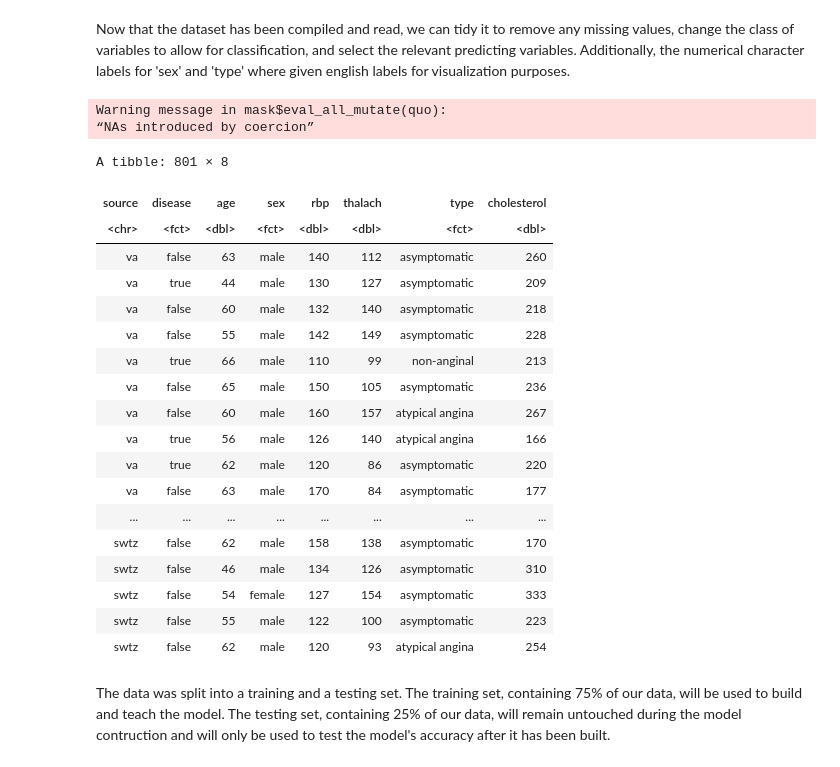
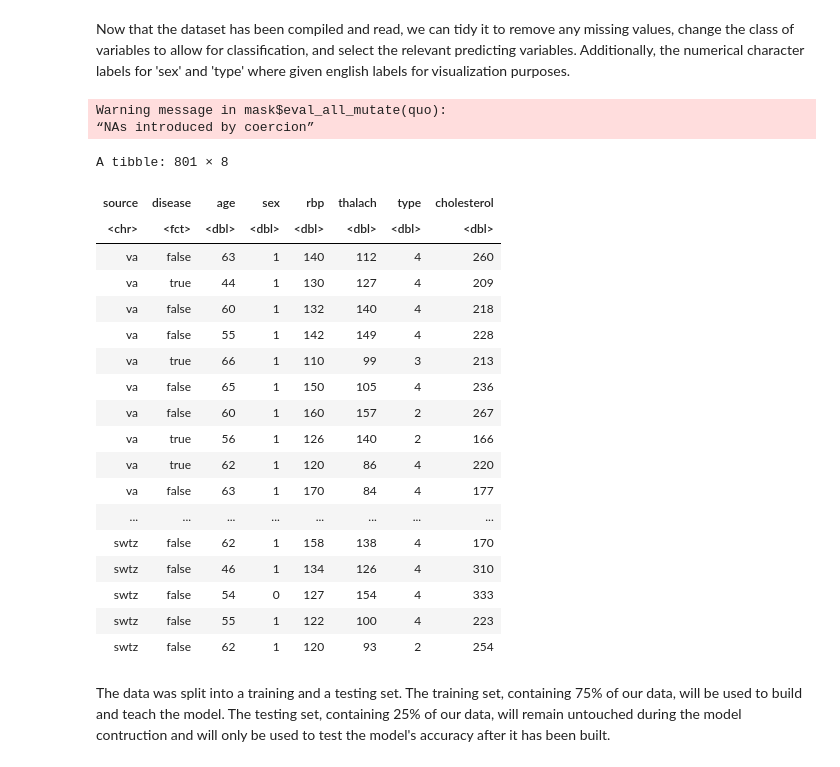
Before and after one commit to ciaraaf/dsci_grp_156, a Jupyter notebook: heart2.ipynb, the cells around one changed output. Cells and saved outputs as stored; diff of their text form; code cells hidden in the pictures.

```diff
--- a/heart2.ipynb
+++ b/heart2.ipynb
@@ -135,57 +165,50 @@ Now that the dataset has been compiled and read, we can tidy it to remove any mi
 # %%
 #tidy data
 
 heart_data<-heart_data_OG|>
 select(source, disease, age, sex, rbp,thalach, type, cholesterol)|>
 filter(type!="?",
        sex!="?",
        rbp!="?",
        cholesterol!="NA",
        cholesterol!="0",
        rbp!="0",
       thalach!="?")|>
 mutate(sex=as.numeric(sex),
       rbp=as.numeric(rbp),
-      type=as.factor(type),
-       type=as.factor(type),
        disease=as.factor(disease),
         thalach=as.numeric(thalach),
       cholesterol=as.numeric(cholesterol)
       )|>
 na.omit()
 
 
 
-heart_data$type <- factor(heart_data$type,
-levels = c('1','2','3','4'),
-labels = c("typical angina", "atypical angina","non-anginal","asymptomatic"))
 
-heart_data$sex <- factor(heart_data$sex,
-levels = c('0','1'),
-labels = c("female", "male"))
+
 heart_data
 # %% [output]
 Warning message in mask$eval_all_mutate(quo):
 “NAs introduced by coercion”
 A tibble: 801 × 8
 | source | disease | age | sex | rbp | thalach | type | cholesterol |
-| <chr> | <fct> | <dbl> | <fct> | <dbl> | <dbl> | <fct> | <dbl> |
-| va | false | 63 | male | 140 | 112 | asymptomatic | 260 |
-| va | true | 44 | male | 130 | 127 | asymptomatic | 209 |
-| va | false | 60 | male | 132 | 140 | asymptomatic | 218 |
-| va | false | 55 | male | 142 | 149 | asymptomatic | 228 |
-| va | true | 66 | male | 110 | 99 | non-anginal | 213 |
-| va | false | 65 | male | 150 | 105 | asymptomatic | 236 |
-| va | false | 60 | male | 160 | 157 | atypical angina | 267 |
-| va | true | 56 | male | 126 | 140 | atypical angina | 166 |
-| va | true | 62 | male | 120 | 86 | asymptomatic | 220 |
-| va | false | 63 | male | 170 | 84 | asymptomatic | 177 |
+| <chr> | <fct> | <dbl> | <dbl> | <dbl> | <dbl> | <dbl> | <dbl> |
+| va | false | 63 | 1 | 140 | 112 | 4 | 260 |
+| va | true | 44 | 1 | 130 | 127 | 4 | 209 |
+| va | false | 60 | 1 | 132 | 140 | 4 | 218 |
+| va | false | 55 | 1 | 142 | 149 | 4 | 228 |
+| va | true | 66 | 1 | 110 | 99 | 3 | 213 |
+| va | false | 65 | 1 | 150 | 105 | 4 | 236 |
+| va | false | 60 | 1 | 160 | 157 | 2 | 267 |
+| va | true | 56 | 1 | 126 | 140 | 2 | 166 |
+| va | true | 62 | 1 | 120 | 86 | 4 | 220 |
+| va | false | 63 | 1 | 170 | 84 | 4 | 177 |
 | ... | ... | ... | ... | ... | ... | ... | ... |
-| swtz | false | 62 | male | 158 | 138 | asymptomatic | 170 |
-| swtz | false | 46 | male | 134 | 126 | asymptomatic | 310 |
-| swtz | false | 54 | female | 127 | 154 | asymptomatic | 333 |
-| swtz | false | 55 | male | 122 | 100 | asymptomatic | 223 |
-| swtz | false | 62 | male | 120 | 93 | atypical angina | 254 |
+| swtz | false | 62 | 1 | 158 | 138 | 4 | 170 |
+| swtz | false | 46 | 1 | 134 | 126 | 4 | 310 |
+| swtz | false | 54 | 0 | 127 | 154 | 4 | 333 |
+| swtz | false | 55 | 1 | 122 | 100 | 4 | 223 |
+| swtz | false | 62 | 1 | 120 | 93 | 2 | 254 |
 # %% [markdown]
 The data was split into a training and a testing set. The training set, containing 75% of our data, will be used to build and teach the model. The testing set, containing 25% of our data, will remain untouched during the model contruction and will only be used to test the model's accuracy after it has been built.
 # %%
```
Also changed, not shown: parts of 19 cells of this notebook.
